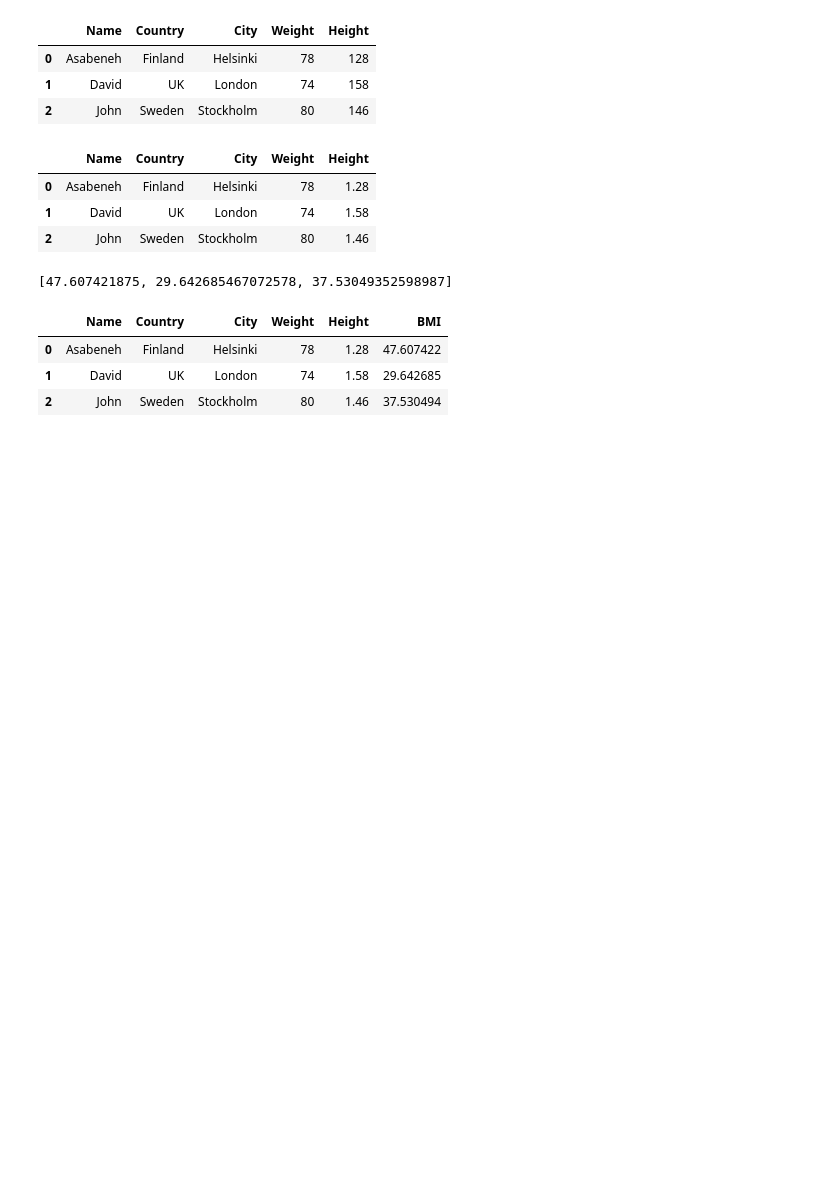
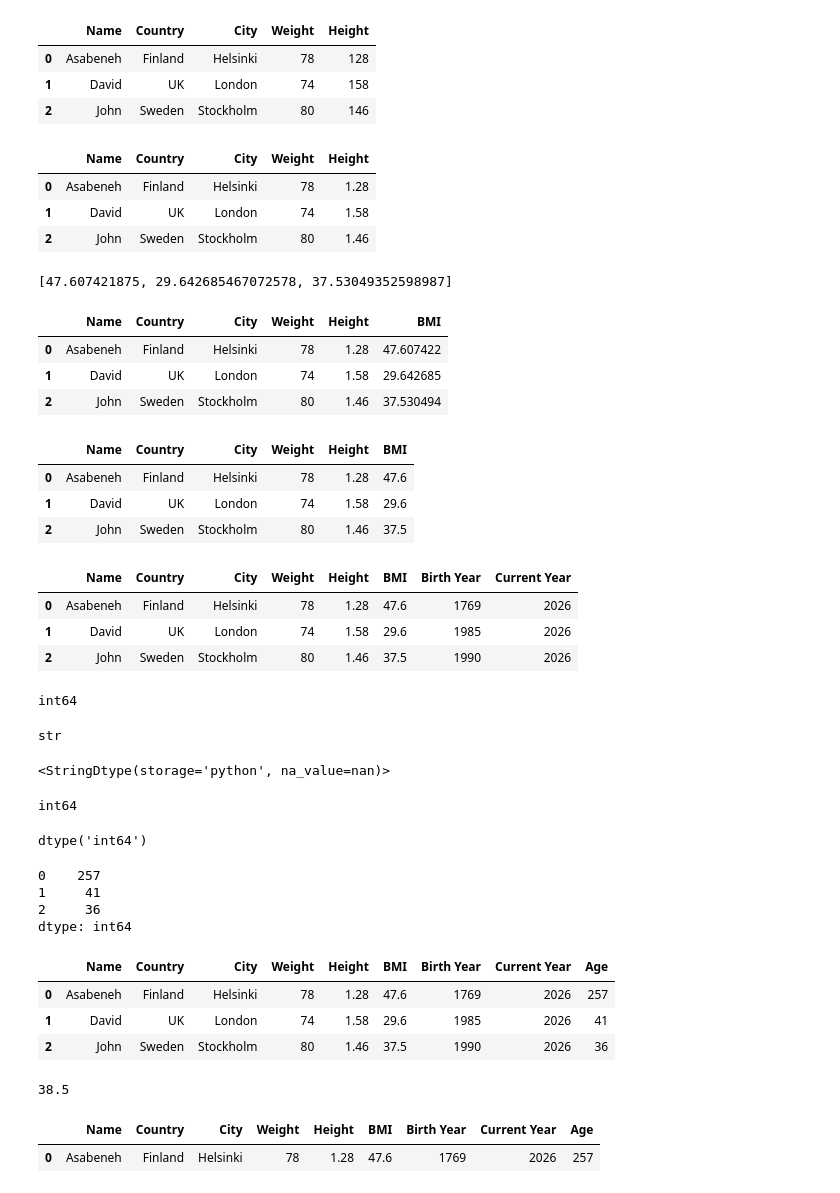
Before and after one commit to DeSilva008/Python-Exercise, a Jupyter notebook: 14.ipynb, the cells around one changed output. Drawn from its saved outputs; the diff is of its cells as text; code cells hidden in the pictures; blank space fills up the shorter version.

```diff
--- a/14.ipynb
+++ b/14.ipynb
@@ -344,3 +344,27 @@ df
 | 0 | Asabeneh | Finland | Helsinki | 78 | 1.28 | 47.607422 |
 | 1 | David | UK | London | 74 | 1.58 | 29.642685 |
 | 2 | John | Sweden | Stockholm | 80 | 1.46 | 37.530494 |
+# %%
+df['BMI'] = round(df['BMI'], 1)
+df
+# %% [output]
+|  | Name | Country | City | Weight | Height | BMI |
+| 0 | Asabeneh | Finland | Helsinki | 78 | 1.28 | 47.6 |
+| 1 | David | UK | London | 74 | 1.58 | 29.6 |
+| 2 | John | Sweden | Stockholm | 80 | 1.46 | 37.5 |
+# %%
+#Updating multiple columns
+birth_year = ('1769', '1985', '1990')
+current_year = pd.Series(2026, index=[0,1,2])
+
+df['Birth Year'] = birth_year
+df['Current Year'] = current_year
+df
+
+
+#Also we can use assign() to do this
+# %% [output]
+|  | Name | Country | City | Weight | Height | BMI | Birth Year | Current Year |
+| 0 | Asabeneh | Finland | Helsinki | 78 | 1.28 | 47.6 | 1769 | 2026 |
+| 1 | David | UK | London | 74 | 1.58 | 29.6 | 1985 | 2026 |
+| 2 | John | Sweden | Stockholm | 80 | 1.46 | 37.5 | 1990 | 2026 |
@@ -346,0 +382,52 @@ df
+# %%
+print(df.Weight.dtype)
+
+#We can use this methode to access columns in dataFreame. But keep in minf this only works for simple
+# column names. We can use this for column names with spaces. so df['Height'] is the safest and standard aproach
+# %% [output]
+int64
+# %%
+print(df['Birth Year'].dtype)
+df['Birth Year'].dtype
+# %% [output]
+str
+<StringDtype(storage='python', na_value=nan)>
+# %%
+#Convert data type of Birth year to int
+df['Birth Year'] = df['Birth Year'].astype('int')
+
+print(df['Birth Year'].dtype)
+# %% [output]
+int64
+# %%
+#same to current year
+df['Current Year'] = df['Current Year'].astype('int')
+df['Current Year'].dtype
+# %% [output]
+dtype('int64')
+# %%
+age = df['Current Year'] - df['Birth Year']
+age
+# %% [output]
+0    257
+1     41
+2     36
+dtype: int64
+# %%
+df['Age'] = age
+df
+# %% [output]
+|  | Name | Country | City | Weight | Height | BMI | Birth Year | Current Year | Age |
+| 0 | Asabeneh | Finland | Helsinki | 78 | 1.28 | 47.6 | 1769 | 2026 | 257 |
+| 1 | David | UK | London | 74 | 1.58 | 29.6 | 1985 | 2026 | 41 |
+| 2 | John | Sweden | Stockholm | 80 | 1.46 | 37.5 | 1990 | 2026 | 36 |
+# %%
+mean = (41+36)/2
+mean
+# %% [output]
+38.5
+# %%
+df[df['Age'] > 120]
+# %% [output]
+|  | Name | Country | City | Weight | Height | BMI | Birth Year | Current Year | Age |
+| 0 | Asabeneh | Finland | Helsinki | 78 | 1.28 | 47.6 | 1769 | 2026 | 257 |
```
Also changed, not shown: parts of 13 cells of this notebook.
